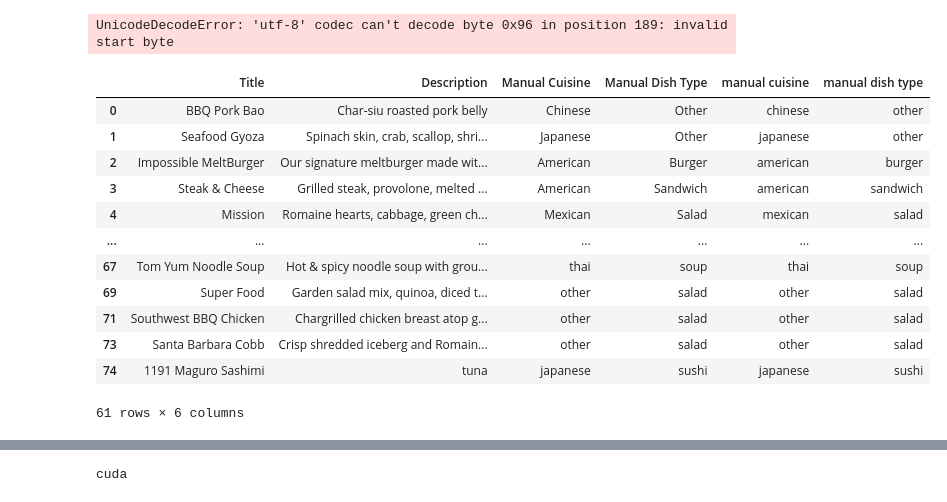
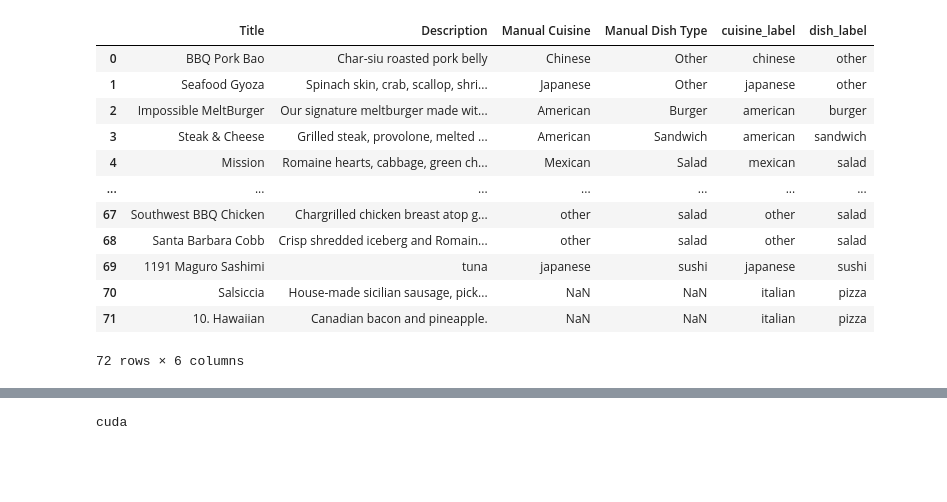
Before and after one commit to glisten-ai/transformers, a Jupyter notebook: notebooks/Evaluate with model.ipynb, the cells around one changed output, grey strips where cells are left out. Cells and saved outputs as stored; diff of their text form; code cells hidden in the pictures; blank space fills up the shorter version.

```diff
--- a/notebooks/Evaluate with model.ipynb
+++ b/notebooks/Evaluate with model.ipynb
@@ -7,24 +10,20 @@ import numpy as np
 # %%
 import pandas as pd
 # %%
-df = pd.read_csv('../data_dir/doordash_test.csv')
+df = pd.read_csv('/home/transformers-public/data_dir/doordash_test.csv')
-# %% [output]
-UnicodeDecodeError: 'utf-8' codec can't decode byte 0x96 in position 189: invalid start byte
-# %%
-df.replace(r'\n', '', regex = True, inplace = True)
 # %%
-df.dropna()
+df
 # %% [output]
-|  | Title | Description | Manual Cuisine | Manual Dish Type | manual cuisine | manual dish type |
+|  | Title | Description | Manual Cuisine | Manual Dish Type | cuisine_label | dish_label |
 | 0 | BBQ Pork Bao | Char-siu roasted pork belly | Chinese | Other | chinese | other |
 | 1 | Seafood Gyoza | Spinach skin, crab, scallop, shri... | Japanese | Other | japanese | other |
 | 2 | Impossible MeltBurger | Our signature meltburger made wit... | American | Burger | american | burger |
 | 3 | Steak & Cheese | Grilled steak, provolone, melted ... | American | Sandwich | american | sandwich |
 | 4 | Mission | Romaine hearts, cabbage, green ch... | Mexican | Salad | mexican | salad |
 | ... | ... | ... | ... | ... | ... | ... |
-| 67 | Tom Yum Noodle Soup | Hot & spicy noodle soup with grou... | thai | soup | thai | soup |
-| 69 | Super Food | Garden salad mix, quinoa, diced t... | other | salad | other | salad |
-| 71 | Southwest BBQ Chicken | Chargrilled chicken breast atop g... | other | salad | other | salad |
-| 73 | Santa Barbara Cobb | Crisp shredded iceberg and Romain... | other | salad | other | salad |
-| 74 | 1191 Maguro Sashimi | tuna | japanese | sushi | japanese | sushi |
+| 67 | Southwest BBQ Chicken | Chargrilled chicken breast atop g... | other | salad | other | salad |
+| 68 | Santa Barbara Cobb | Crisp shredded iceberg and Romain... | other | salad | other | salad |
+| 69 | 1191 Maguro Sashimi | tuna | japanese | sushi | japanese | sushi |
+| 70 | Salsiccia | House-made sicilian sausage, pick... | NaN | NaN | italian | pizza |
+| 71 | 10. Hawaiian | Canadian bacon and pineapple. | NaN | NaN | italian | pizza |
-61 rows × 6 columns
+72 rows × 6 columns
```
Also changed, not shown: parts of 32 cells of this notebook, 11 other files.
